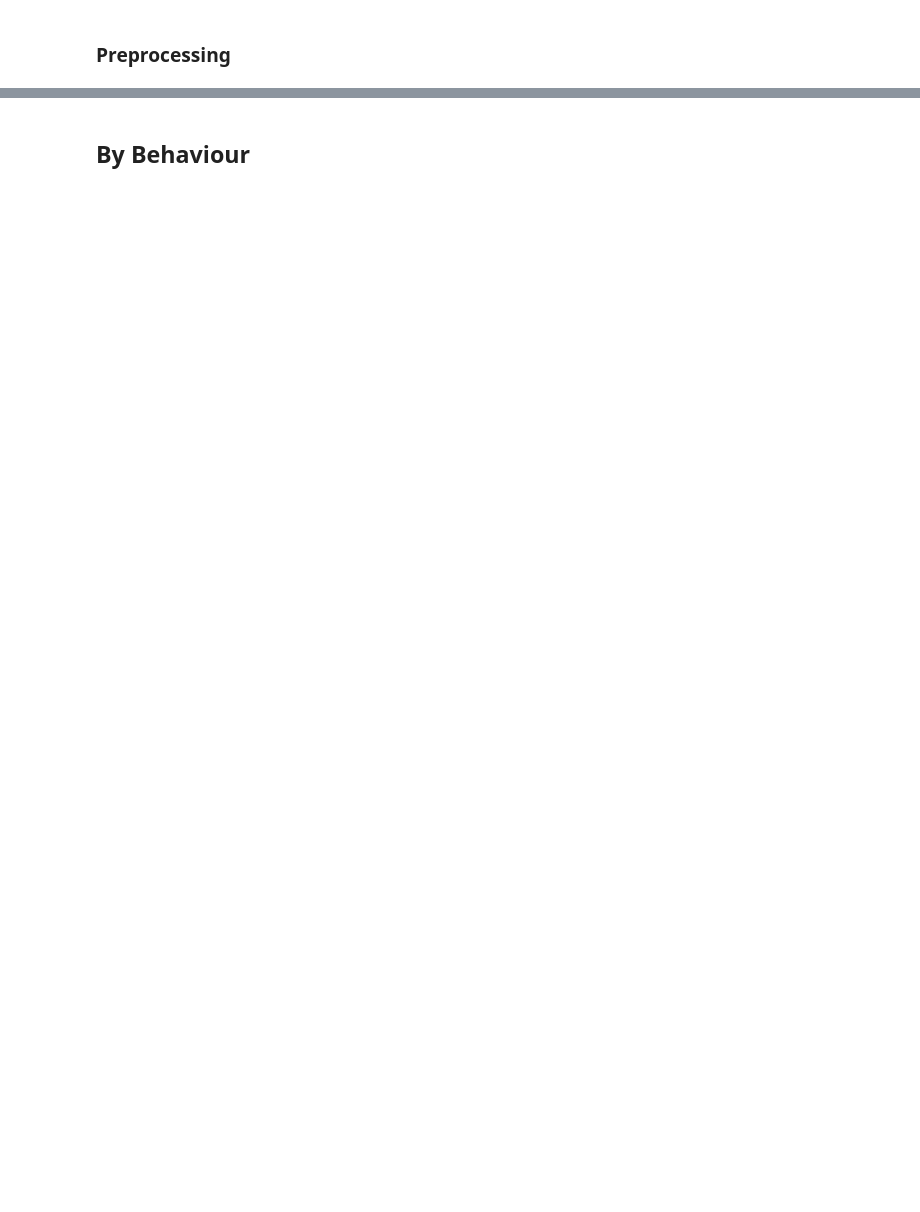
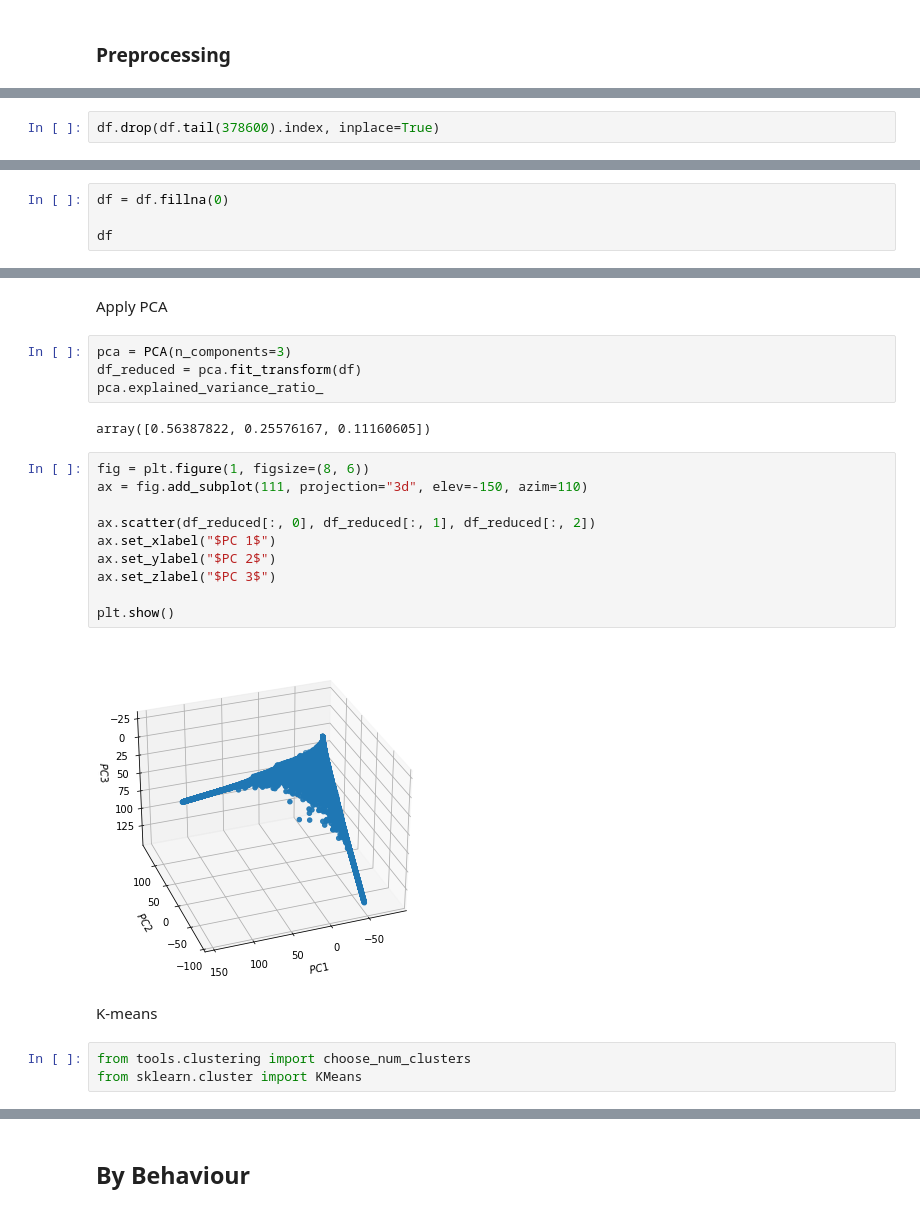
Before and after one commit to cameronstackhouse/exploring-the-design-space-of-artificial-life, a Jupyter notebook: results.ipynb, the cells around one changed output, grey strips where cells are left out. Cells and saved outputs as stored; diff of their text form; blank space fills up the shorter version.

```diff
--- a/results.ipynb
+++ b/results.ipynb
@@ -114,0 +120,2 @@ df
+# %%
+df.drop(df.tail(378600).index, inplace=True)
@@ -114,0 +124,4 @@ df
+# %%
+df = df.fillna(0)
+
+df
@@ -114,0 +142,25 @@ df
+# %% [markdown]
+Apply PCA
+# %%
+pca = PCA(n_components=3)
+df_reduced = pca.fit_transform(df)
+pca.explained_variance_ratio_
+# %% [output]
+array([0.56387822, 0.25576167, 0.11160605])
+# %%
+fig = plt.figure(1, figsize=(8, 6))
+ax = fig.add_subplot(111, projection="3d", elev=-150, azim=110)
+
+ax.scatter(df_reduced[:, 0], df_reduced[:, 1], df_reduced[:, 2])
+ax.set_xlabel("$PC 1$")
+ax.set_ylabel("$PC 2$")
+ax.set_zlabel("$PC 3$")
+
+plt.show()
+# %% [output]
+[figure, added]
+# %% [markdown]
+K-means
+# %%
+from tools.clustering import choose_num_clusters
+from sklearn.cluster import KMeans
```
Also changed, not shown: parts of 11 cells of this notebook, 2 other files.
